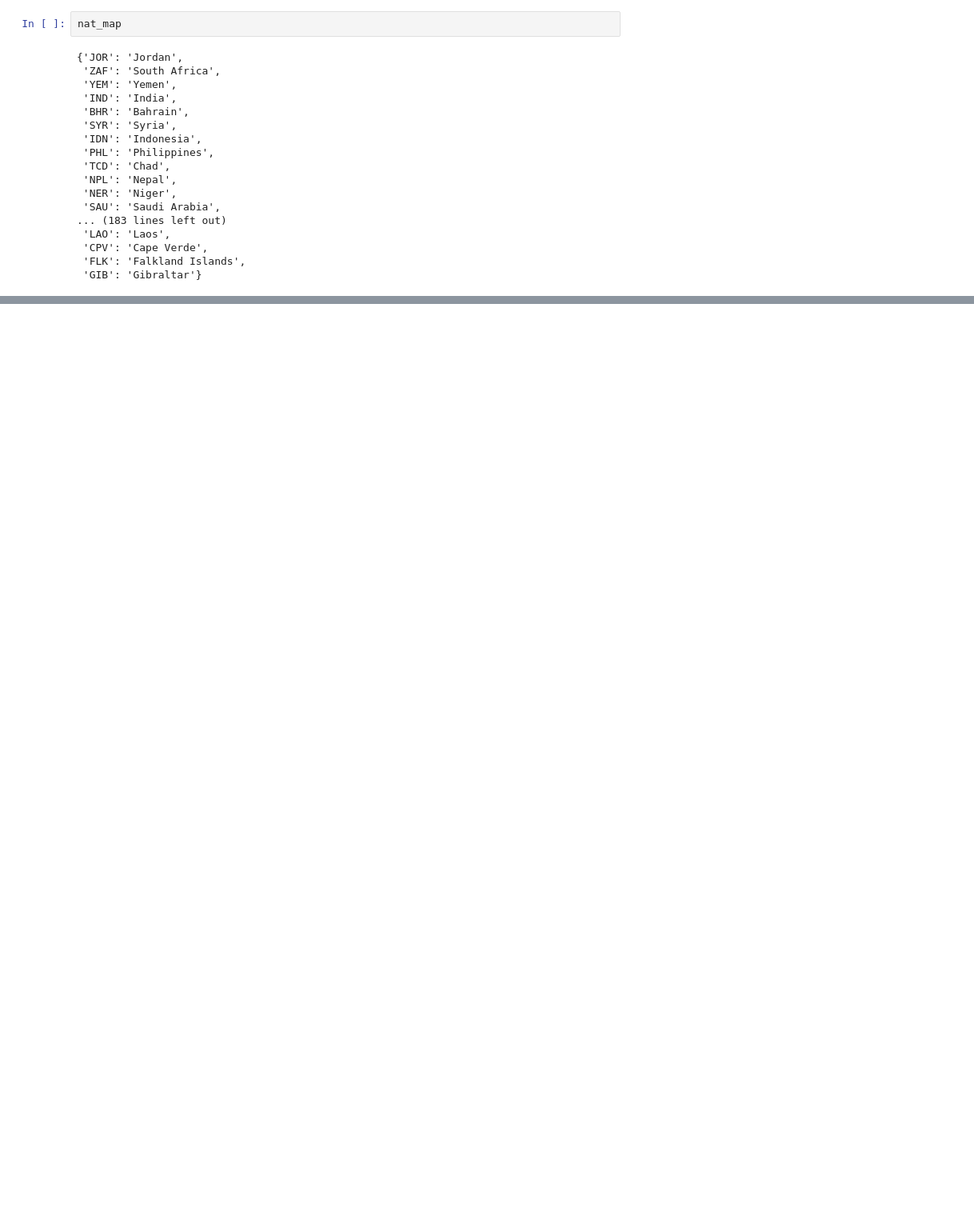
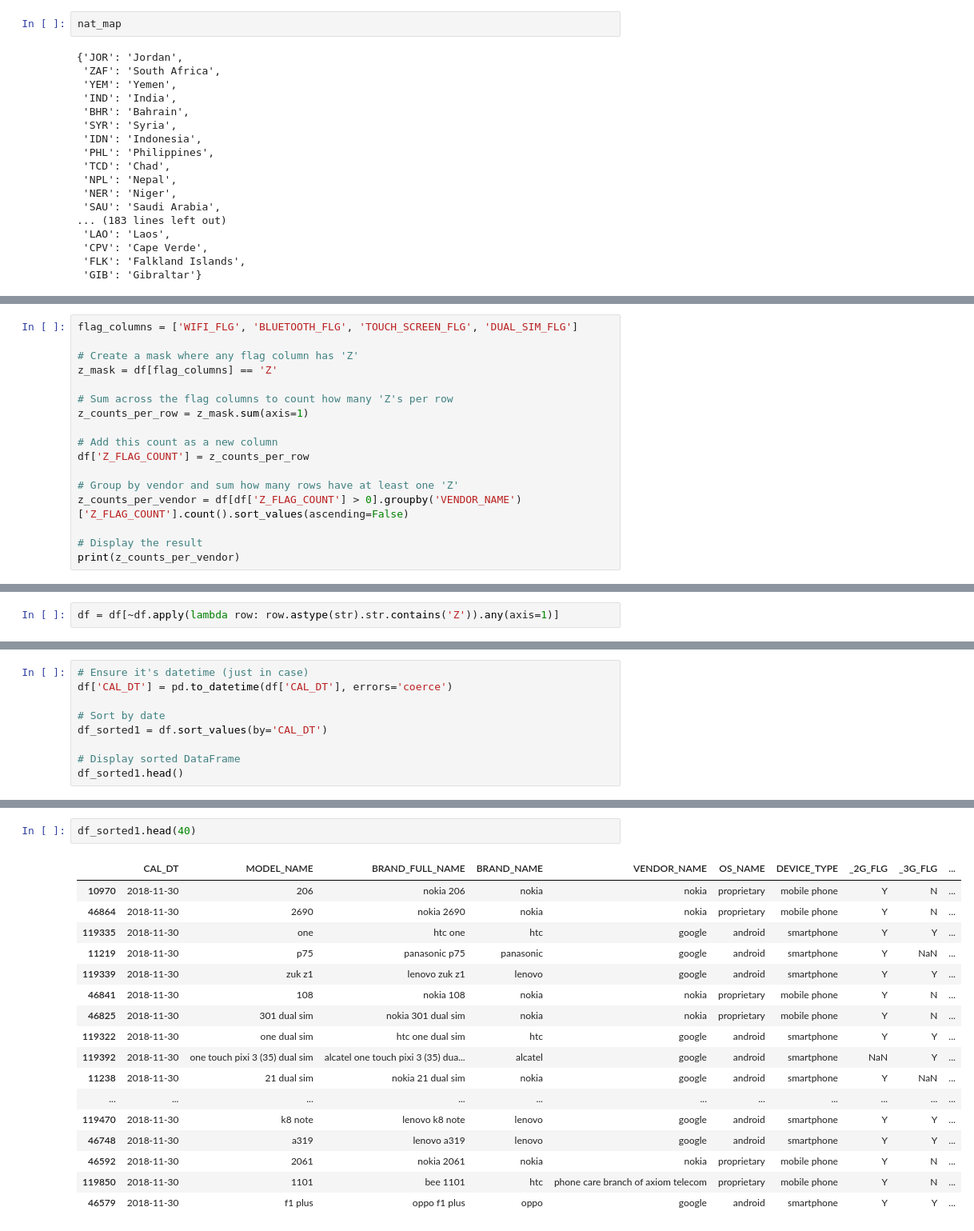
Before and after one commit to mdsri/Wakeb_coop, a Jupyter notebook: Week 4/clean faisal's dataset.ipynb, the cells around one changed output, grey strips where cells are left out. Shown at 80% size. Drawn from its saved outputs; the diff is of its cells as text; blank space fills up the shorter version.

```diff
--- a/Week 4/clean faisal's dataset.ipynb
+++ b/Week 4/clean faisal's dataset.ipynb
@@ -945,0 +947,17 @@ nat_map
+# %%
+flag_columns = ['WIFI_FLG', 'BLUETOOTH_FLG', 'TOUCH_SCREEN_FLG', 'DUAL_SIM_FLG']
+
+# Create a mask where any flag column has 'Z'
+z_mask = df[flag_columns] == 'Z'
+
+# Sum across the flag columns to count how many 'Z's per row
+z_counts_per_row = z_mask.sum(axis=1)
+
+# Add this count as a new column
+df['Z_FLAG_COUNT'] = z_counts_per_row
+
+# Group by vendor and sum how many rows have at least one 'Z'
+z_counts_per_vendor = df[df['Z_FLAG_COUNT'] > 0].groupby('VENDOR_NAME')['Z_FLAG_COUNT'].count().sort_values(ascending=False)
+
+# Display the result
+print(z_counts_per_vendor)
@@ -945,0 +1006,2 @@ nat_map
+# %%
+df = df[~df.apply(lambda row: row.astype(str).str.contains('Z')).any(axis=1)]
@@ -945,0 +1016,9 @@ nat_map
+# %%
+# Ensure it's datetime (just in case)
+df['CAL_DT'] = pd.to_datetime(df['CAL_DT'], errors='coerce')
+
+# Sort by date
+df_sorted1 = df.sort_values(by='CAL_DT')
+
+# Display sorted DataFrame
+df_sorted1.head()
@@ -945,0 +1060,20 @@ nat_map
+# %%
+df_sorted1.head(40)
+# %% [output]
+|  | CAL_DT | MODEL_NAME | BRAND_FULL_NAME | BRAND_NAME | VENDOR_NAME | OS_NAME | DEVICE_TYPE | _2G_FLG | _3G_FLG | ... |
+| 10970 | 2018-11-30 | 206 | nokia 206 | nokia | nokia | proprietary | mobile phone | Y | N | ... |
+| 46864 | 2018-11-30 | 2690 | nokia 2690 | nokia | nokia | proprietary | mobile phone | Y | N | ... |
+| 119335 | 2018-11-30 | one | htc one | htc | google | android | smartphone | Y | Y | ... |
+| 11219 | 2018-11-30 | p75 | panasonic p75 | panasonic | google | android | smartphone | Y | NaN | ... |
+| 119339 | 2018-11-30 | zuk z1 | lenovo zuk z1 | lenovo | google | android | smartphone | Y | Y | ... |
+| 46841 | 2018-11-30 | 108 | nokia 108 | nokia | nokia | proprietary | mobile phone | Y | N | ... |
+| 46825 | 2018-11-30 | 301 dual sim | nokia 301 dual sim | nokia | nokia | proprietary | mobile phone | Y | N | ... |
+| 119322 | 2018-11-30 | one dual sim | htc one dual sim | htc | google | android | smartphone | Y | Y | ... |
+| 119392 | 2018-11-30 | one touch pixi 3 (35) dual sim | alcatel one touch pixi 3 (35) dua... | alcatel | google | android | smartphone | NaN | Y | ... |
+| 11238 | 2018-11-30 | 21 dual sim | nokia 21 dual sim | nokia | google | android | smartphone | Y | NaN | ... |
+| ... | ... | ... | ... | ... | ... | ... | ... | ... | ... | ... |
+| 119470 | 2018-11-30 | k8 note | lenovo k8 note | lenovo | google | android | smartphone | Y | Y | ... |
+| 46748 | 2018-11-30 | a319 | lenovo a319 | lenovo | google | android | smartphone | Y | Y | ... |
+| 46592 | 2018-11-30 | 2061 | nokia 2061 | nokia | nokia | proprietary | mobile phone | Y | N | ... |
+| 119850 | 2018-11-30 | 1101 | bee 1101 | htc | phone care branch of axiom telecom | proprietary | mobile phone | Y | N | ... |
+| 46579 | 2018-11-30 | f1 plus | oppo f1 plus | oppo | google | android | smartphone | Y | Y | ... |
```
Also changed, not shown: parts of 49 cells of this notebook.
